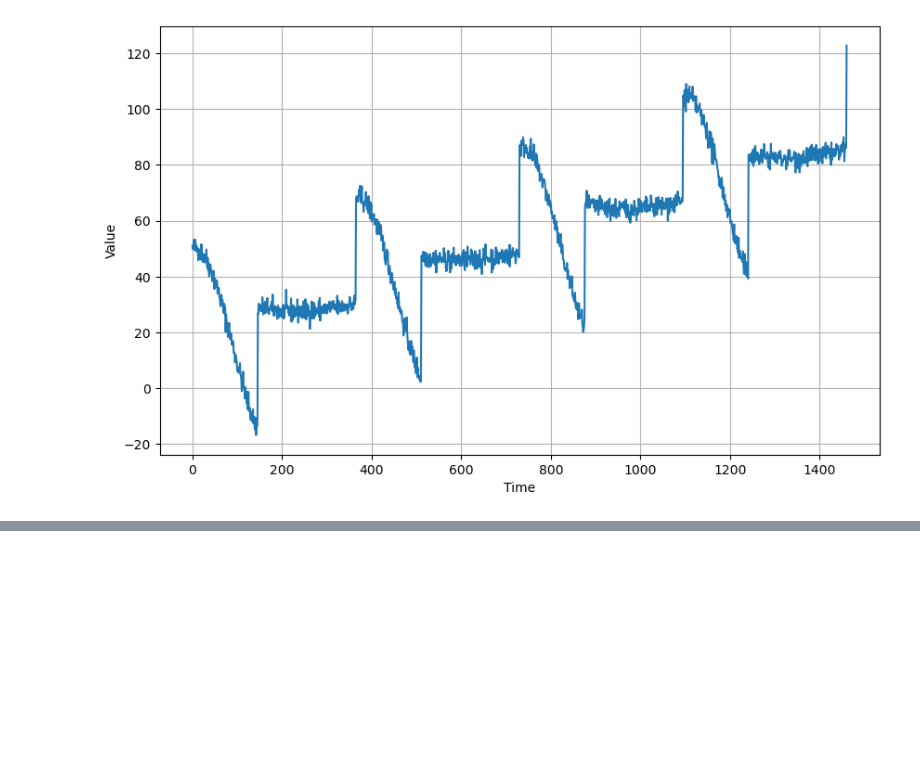
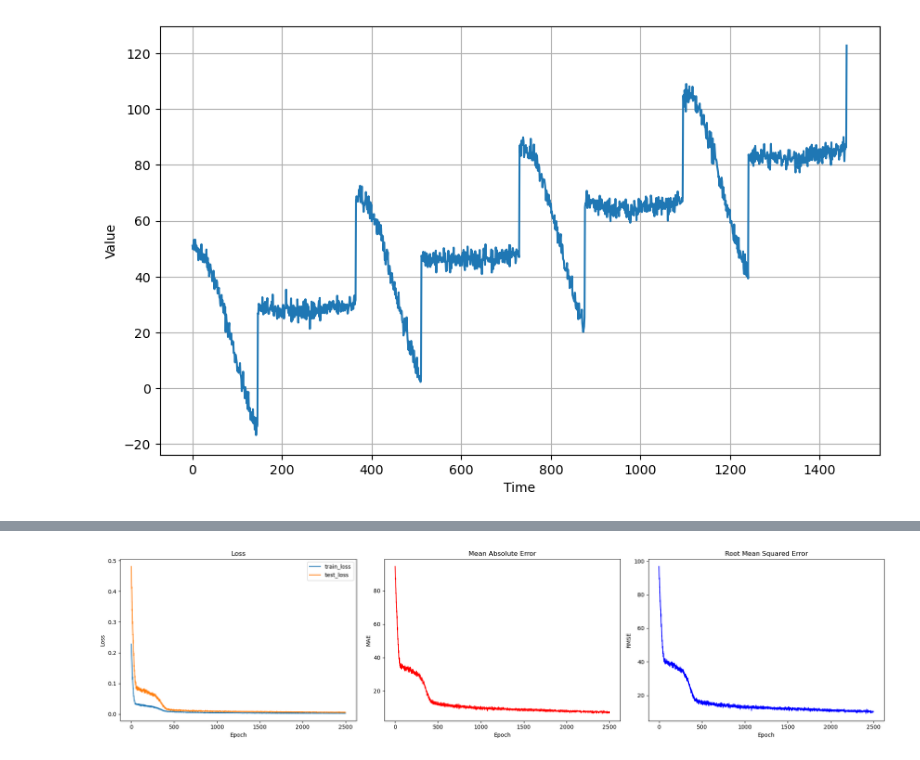
Before and after one commit to gho-ST-del/DL, a Jupyter notebook: Time_Series/experiment04/RNN.ipynb, the cells around one changed output, grey strips where cells are left out. Cells and saved outputs as stored; diff of their text form; code cells hidden in the pictures; blank space fills up the shorter version.

```diff
--- a/Time_Series/experiment04/RNN.ipynb
+++ b/Time_Series/experiment04/RNN.ipynb
@@ -6,7 +7,7 @@ import numpy as np
 import matplotlib.pyplot as plt
 from torch.utils.data import  Dataset,random_split,DataLoader
 # %%
-batch_size = 128
+batch_size = 256
 num_worker = 0
 # %%
 # 定义一个名为 plot_series 的函数，用于绘制时间序列图
@@ -178,10 +172,12 @@ test_loader = DataLoader(test_set,batch_size=batch_size,shuffle=True,num_workers
 # %%
 class RNN(nn.Module):
-    def __init__(self,input_size,hidden_size,output_size,num_layers):
-        super(RNN,self).__init__()
-        self.rnn=nn.RNN(input_size,hidden_size,num_layers,batch_first=True)
-        self.linear=nn.Linear(hidden_size,output_size)
-    def forward(self,x):
-        out,_=self.rnn(x)
-        out=self.linear(out[:,-1,:])
-        return out
+    def __init__(self, input_size, hidden_size, output_size, num_layers):
+        super(RNN, self).__init__()  # 调用父类的构造函数
+        self.rnn = nn.RNN(input_size, hidden_size, num_layers, batch_first=True, dropout=0.5)  # 定义RNN层
+        self.linear = nn.Linear(hidden_size, output_size)  # 定义线性层
+
+    def forward(self, x):
+        out, _ = self.rnn(x)  # RNN层的前向传播
+
+        out = self.linear(out[:, -1, :])  # 取最后一个时间步的输出，通过线性层得到最终输出
+        return out  # 返回输出结果
@@ -219,0 +271,4 @@ tensor(176.6589, grad_fn=<MseLossBackward0>)
+# %%
+utile.show_result(train_loss,test_loss,mae,rmse)
+# %% [output]
+[figure, added]
```
Also changed, not shown: parts of 6 cells of this notebook, 20 other files.
